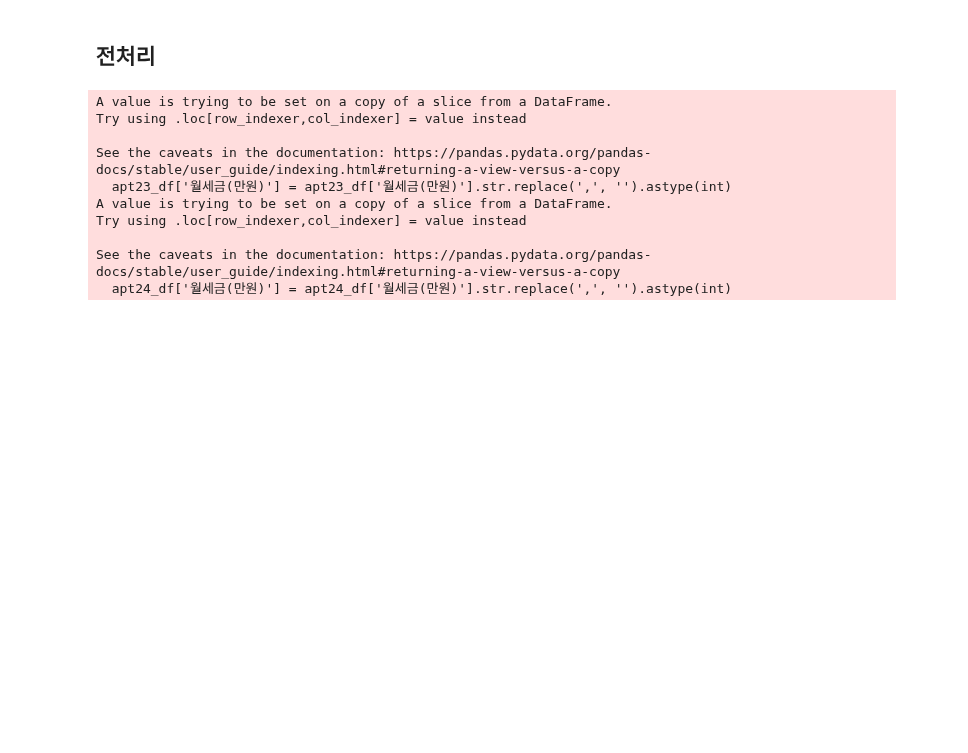
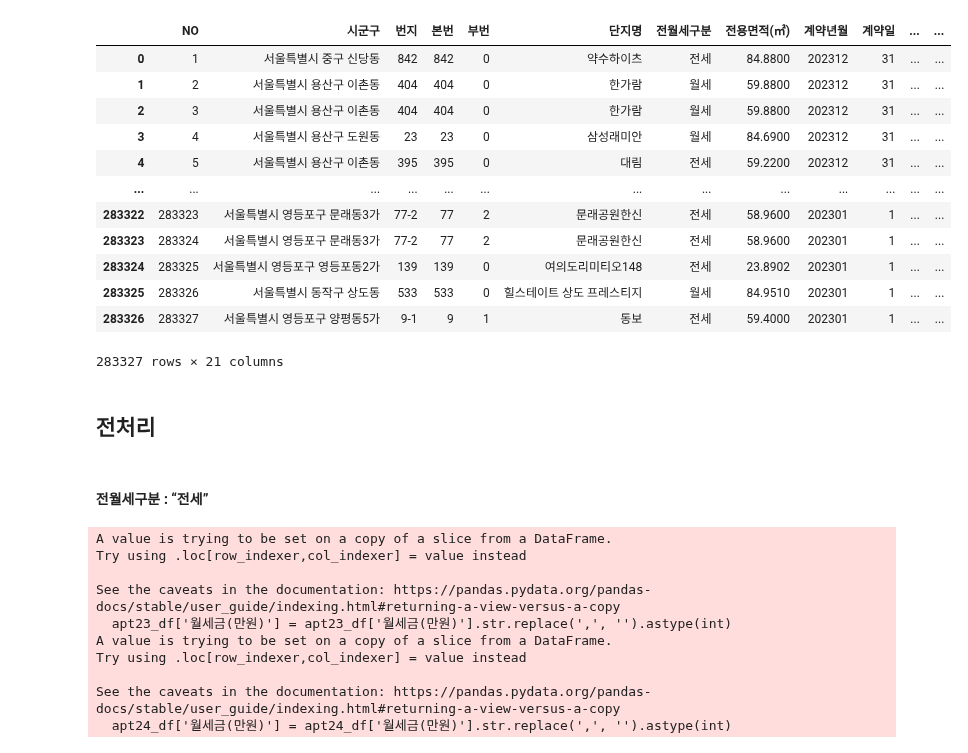
Before and after one commit to skqkrl/SDC_project, a Jupyter notebook: yena.ipynb, the cells around one changed output. Saved outputs shown, nothing was run; the diff lists cells and outputs as text; code cells hidden in the pictures; blank space fills up the shorter version.

```diff
--- a/yena.ipynb
+++ b/yena.ipynb
@@ -7,13 +7,28 @@ import matplotlib.pyplot as plt
 import seaborn as sns
 import koreanize_matplotlib
 # %%
-apt23 = pd.read_csv('data_yena/아파트(전월세)_실거래가_2023.csv', header=15, encoding='cp949')
-apt24 = pd.read_csv('data_yena/아파트(전월세)_실거래가_2024.csv', header=15, encoding='cp949')
+apt23 = pd.read_csv('D:/SDC_project/data_yena/실거래가 원본/아파트(전월세)_실거래가_2023.csv', header=15, encoding='cp949')
+apt24 = pd.read_csv('D:/SDC_project/data_yena/실거래가 원본/아파트(전월세)_실거래가_2024.csv', header=15, encoding='cp949')
-# %%
-apt23 = pd.read_csv('data_yena/아파트(전월세)_실거래가_2023.csv', header=15, encoding='cp949')
-apt24 = pd.read_csv('data_yena/아파트(전월세)_실거래가_2024.csv', header=15, encoding='cp949')
+# %%
+apt23
+# %% [output]
+|  | NO | 시군구 | 번지 | 본번 | 부번 | 단지명 | 전월세구분 | 전용면적(㎡) | 계약년월 | 계약일 | ... | ... |
+| 0 | 1 | 서울특별시 중구 신당동 | 842 | 842 | 0 | 약수하이츠 | 전세 | 84.8800 | 202312 | 31 | ... | ... |
+| 1 | 2 | 서울특별시 용산구 이촌동 | 404 | 404 | 0 | 한가람 | 월세 | 59.8800 | 202312 | 31 | ... | ... |
+| 2 | 3 | 서울특별시 용산구 이촌동 | 404 | 404 | 0 | 한가람 | 월세 | 59.8800 | 202312 | 31 | ... | ... |
+| 3 | 4 | 서울특별시 용산구 도원동 | 23 | 23 | 0 | 삼성래미안 | 월세 | 84.6900 | 202312 | 31 | ... | ... |
+| 4 | 5 | 서울특별시 용산구 이촌동 | 395 | 395 | 0 | 대림 | 전세 | 59.2200 | 202312 | 31 | ... | ... |
+| ... | ... | ... | ... | ... | ... | ... | ... | ... | ... | ... | ... | ... |
+| 283322 | 283323 | 서울특별시 영등포구 문래동3가 | 77-2 | 77 | 2 | 문래공원한신 | 전세 | 58.9600 | 202301 | 1 | ... | ... |
+| 283323 | 283324 | 서울특별시 영등포구 문래동3가 | 77-2 | 77 | 2 | 문래공원한신 | 전세 | 58.9600 | 202301 | 1 | ... | ... |
+| 283324 | 283325 | 서울특별시 영등포구 영등포동2가 | 139 | 139 | 0 | 여의도리미티오148 | 전세 | 23.8902 | 202301 | 1 | ... | ... |
+| 283325 | 283326 | 서울특별시 동작구 상도동 | 533 | 533 | 0 | 힐스테이트 상도 프레스티지 | 월세 | 84.9510 | 202301 | 1 | ... | ... |
+| 283326 | 283327 | 서울특별시 영등포구 양평동5가 | 9-1 | 9 | 1 | 동보 | 전세 | 59.4000 | 202301 | 1 | ... | ... |
+283327 rows × 21 columns
 # %% [markdown]
 ## 전처리
+# %% [markdown]
+#### 전월세구분 : “전세”
 # %%
 apt23_df = apt23[apt23['전월세구분']=='전세']
 apt24_df = apt24[apt24['전월세구분']=='전세']
```
Also changed, not shown: parts of 62 cells of this notebook, 8 other files.
